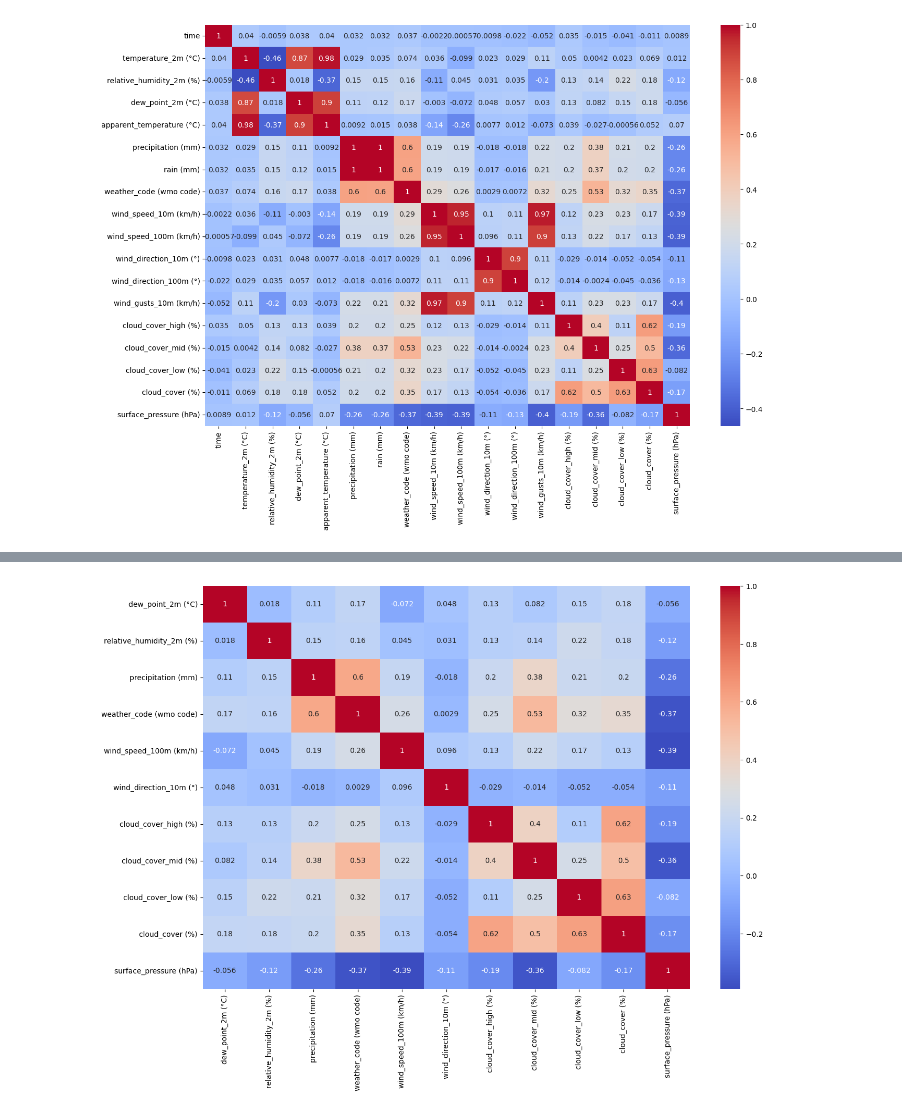
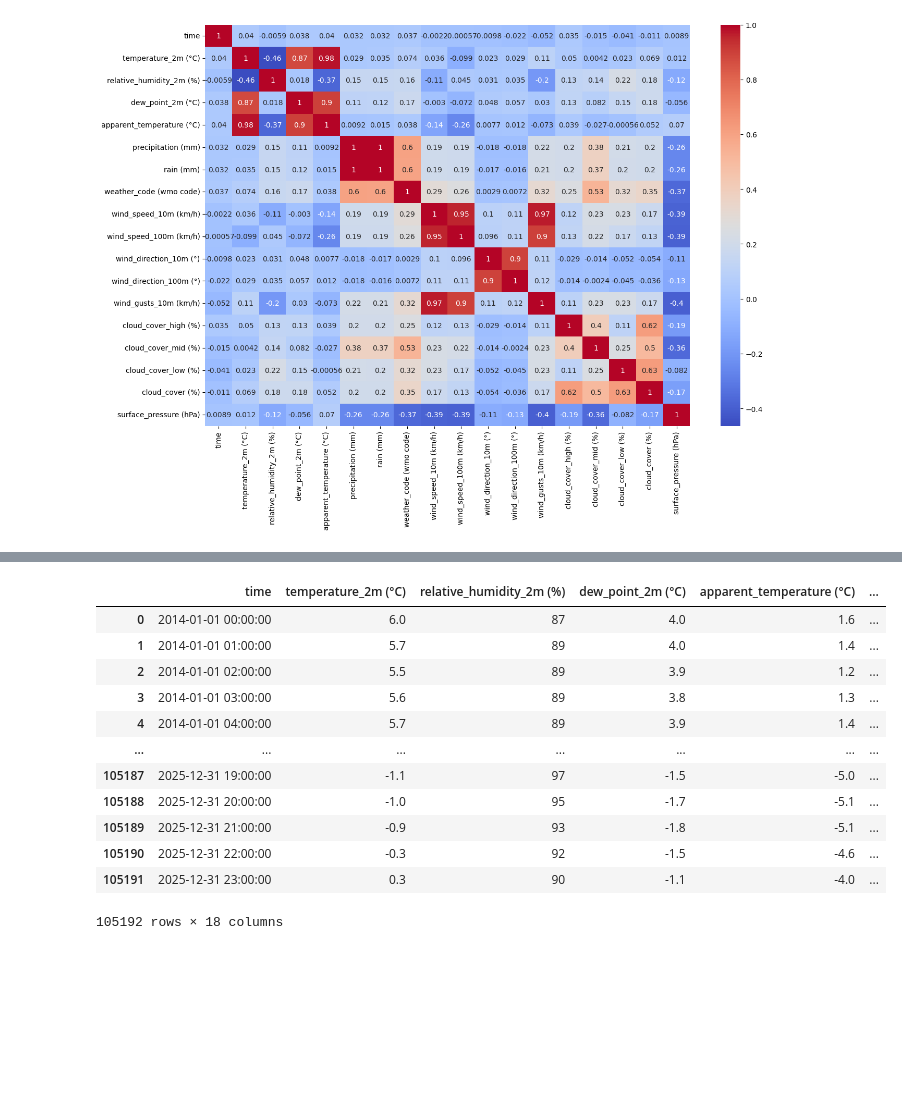
Before and after one commit to lucchinaluca/LLM-tool-calling-VIA-MCP-using-PM2.5-forecasting-model-as-tool, a Jupyter notebook: 1.weather_data.ipynb, the cells around one changed output, grey strips where cells are left out. Saved outputs shown, nothing was run; the diff lists cells and outputs as text; code cells hidden in the pictures; blank space fills up the shorter version.

```diff
--- a/1.weather_data.ipynb
+++ b/1.weather_data.ipynb
@@ -77,6 +16,0 @@ Z = plot_correlation_hierarchy(df)
-# %%
-fig, ax = plt.subplots(figsize=(15, 10))  # Set the figure size
-sns.heatmap(df[selected_features].corr(), annot=True, cmap="coolwarm", ax=ax)
-plt.show()
-# %% [output]
-[figure, removed]
@@ -86,3 +17,19 @@ df_selected["timestamp"] = df["time"]
+# %%
+df
+# %% [output]
+|  | time | temperature_2m (°C) | relative_humidity_2m (%) | dew_point_2m (°C) | apparent_temperature (°C) | ... |
+| 0 | 2014-01-01 00:00:00 | 6.0 | 87 | 4.0 | 1.6 | ... |
+| 1 | 2014-01-01 01:00:00 | 5.7 | 89 | 4.0 | 1.4 | ... |
+| 2 | 2014-01-01 02:00:00 | 5.5 | 89 | 3.9 | 1.2 | ... |
+| 3 | 2014-01-01 03:00:00 | 5.6 | 89 | 3.8 | 1.3 | ... |
+| 4 | 2014-01-01 04:00:00 | 5.7 | 89 | 3.9 | 1.4 | ... |
+| ... | ... | ... | ... | ... | ... | ... |
+| 105187 | 2025-12-31 19:00:00 | -1.1 | 97 | -1.5 | -5.0 | ... |
+| 105188 | 2025-12-31 20:00:00 | -1.0 | 95 | -1.7 | -5.1 | ... |
+| 105189 | 2025-12-31 21:00:00 | -0.9 | 93 | -1.8 | -5.1 | ... |
+| 105190 | 2025-12-31 22:00:00 | -0.3 | 92 | -1.5 | -4.6 | ... |
+| 105191 | 2025-12-31 23:00:00 | 0.3 | 90 | -1.1 | -4.0 | ... |
+105192 rows × 18 columns
 # %%
 import pickle
 with open("weather_global_2014_2025.pkl", "wb") as f:
```
Also changed, not shown: parts of 4 cells of this notebook.
